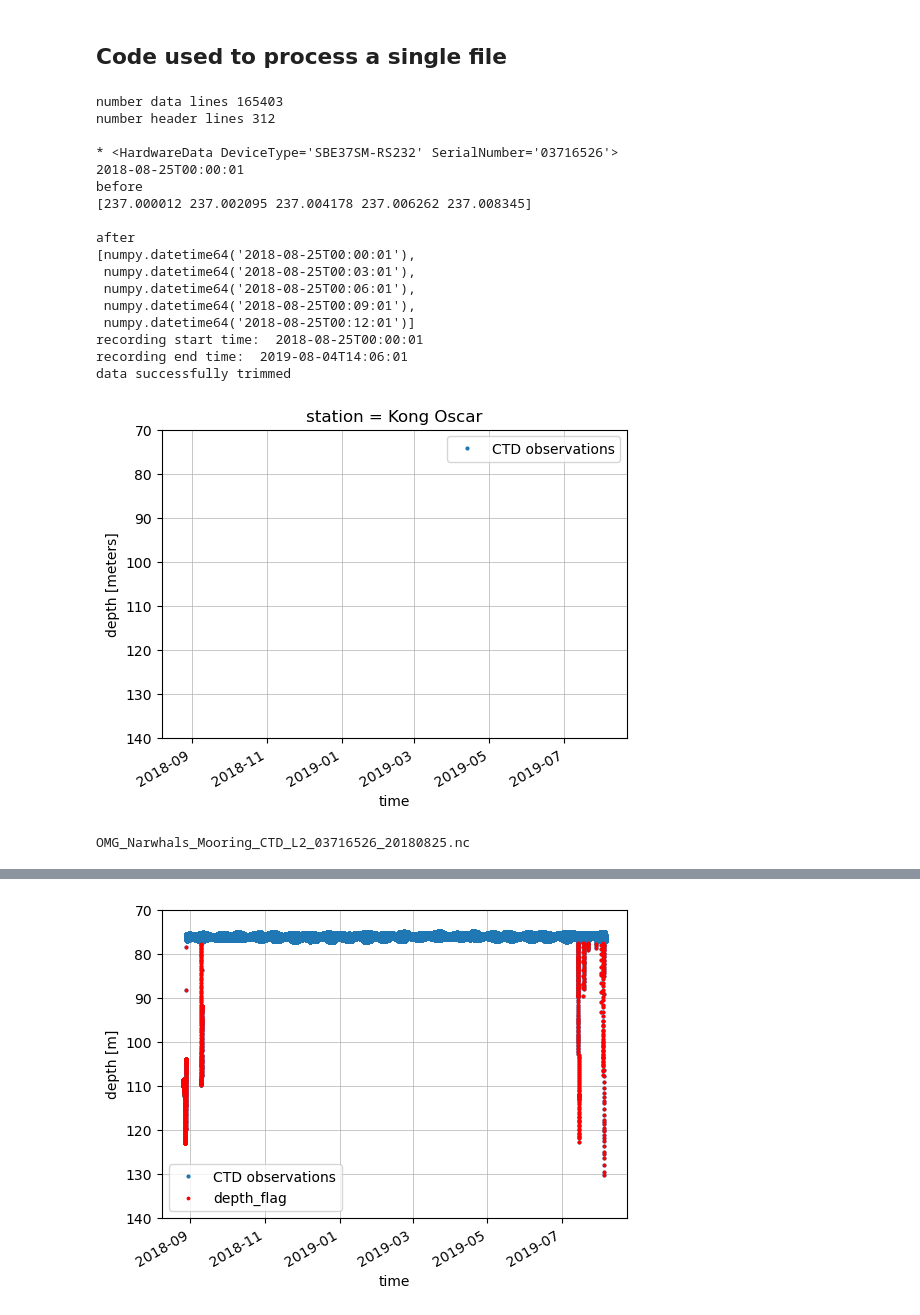
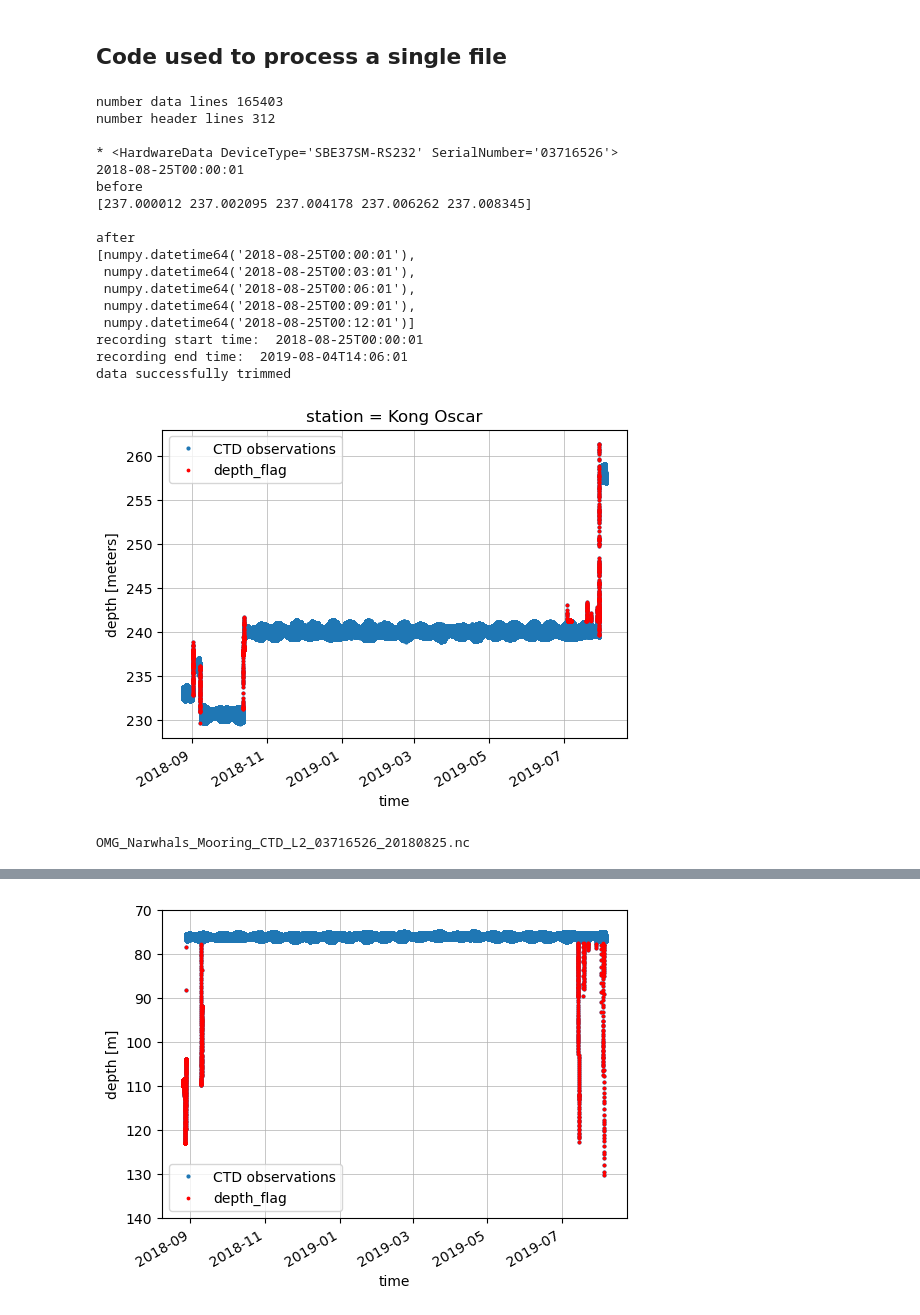
Before and after one commit to mjzahn/OMG_Narwhals_hydrography-manuscript, a Jupyter notebook: 01_data-cleaning/02_create-netcdf-OMG-Narwhals-sbe37-L1_L2.ipynb, the cells around one changed output, grey strips where cells are left out. Drawn from its saved outputs; the diff is of its cells as text; code cells hidden in the pictures.

```diff
--- a/01_data-cleaning/02_create-netcdf-OMG-Narwhals-sbe37-L1_L2.ipynb
+++ b/01_data-cleaning/02_create-netcdf-OMG-Narwhals-sbe37-L1_L2.ipynb
@@ -108,9 +108,9 @@ if year == 2020:
 # plot trimmed data with flagged points in red
 plt.figure(figsize = [6,4])
 mooring_ds_truncated.isel(station=0).depth.plot.line('o', linewidth=0.5, markersize=2, zorder=3, label='CTD observations')
-# plt.scatter(mooring_ds_truncated.isel(station=0).time.values[np.where(mooring_ds_truncated.flag_depth == 1)], \
-#             mooring_ds_truncated.isel(station=0).depth.values[np.where(mooring_ds_truncated.flag_depth == 1)], \
-#             s=3, color='r', zorder=4, label='depth_flag')
+plt.scatter(mooring_ds_truncated.isel(station=0).time.values[np.where(mooring_ds_truncated.isel(station=0).flag_depth == 1)], \
+            mooring_ds_truncated.isel(station=0).depth.values[np.where(mooring_ds_truncated.isel(station=0).flag_depth == 1)], \
+            s=3, color='r', zorder=4, label='depth_flag')
 plt.grid(linewidth=0.5)
 # plt.ylim(140,70)
 plt.legend()
@@ -124,34 +124,34 @@ netcdf_filename = 'OMG_Narwhals_Mooring_CTD_L2_' + serial_number + '_' + yymmdd
 print(netcdf_filename)
 
 # add metadata
 mooring_ds_final = omg37_funs.add_metadata(mooring_ds_truncated, uuid, glacier_front, bottom_depth, netcdf_filename,\
                                            serial_number, device_type, depth_target, depth_actual, sample_interval_iso)
 
 ## Create NetCDF variable encoding (required to save the time values properly)
 new_encoding = omg37_funs.create_encoding(mooring_ds_final)
 
 netcdf_filename = Path(netcdf_filename)
 mooring_ds_final.to_netcdf(output_dir / netcdf_filename, encoding=new_encoding)
 mooring_ds_final.close()
 # %% [output]
 number data lines 165403
 number header lines 312
 
 * <HardwareData DeviceType='SBE37SM-RS232' SerialNumber='03716526'>
 2018-08-25T00:00:01
 before
 [237.000012 237.002095 237.004178 237.006262 237.008345]
 
 after
 [numpy.datetime64('2018-08-25T00:00:01'),
  numpy.datetime64('2018-08-25T00:03:01'),
  numpy.datetime64('2018-08-25T00:06:01'),
  numpy.datetime64('2018-08-25T00:09:01'),
  numpy.datetime64('2018-08-25T00:12:01')]
 recording start time:  2018-08-25T00:00:01
 recording end time:  2019-08-04T14:06:01
 data successfully trimmed
-[figure, old version]
+[figure, new version]
 OMG_Narwhals_Mooring_CTD_L2_03716526_20180825.nc
 <xarray.Dataset>
 Dimensions:                (station: 1, time: 164900)
```
Also changed, not shown: parts of 13 cells of this notebook, 4 other files.
